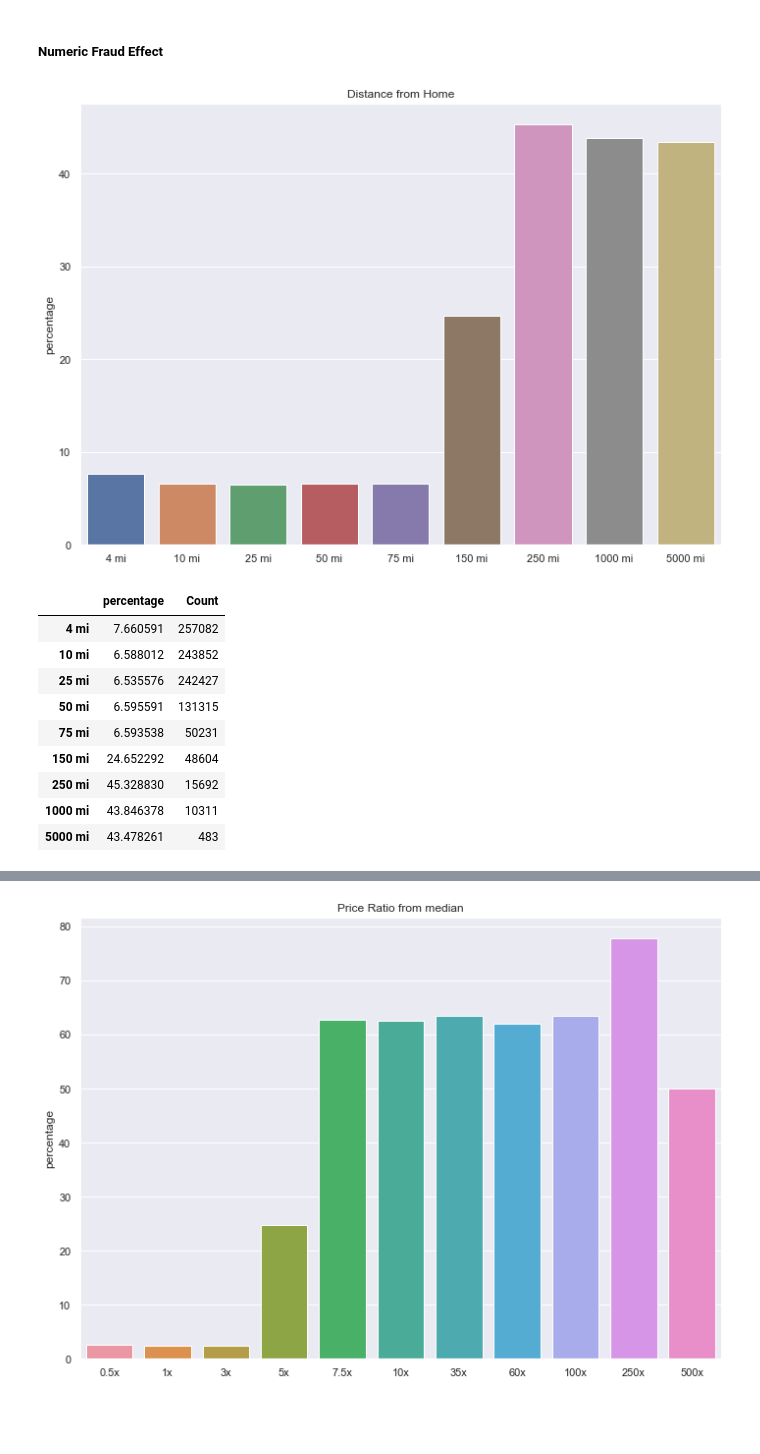
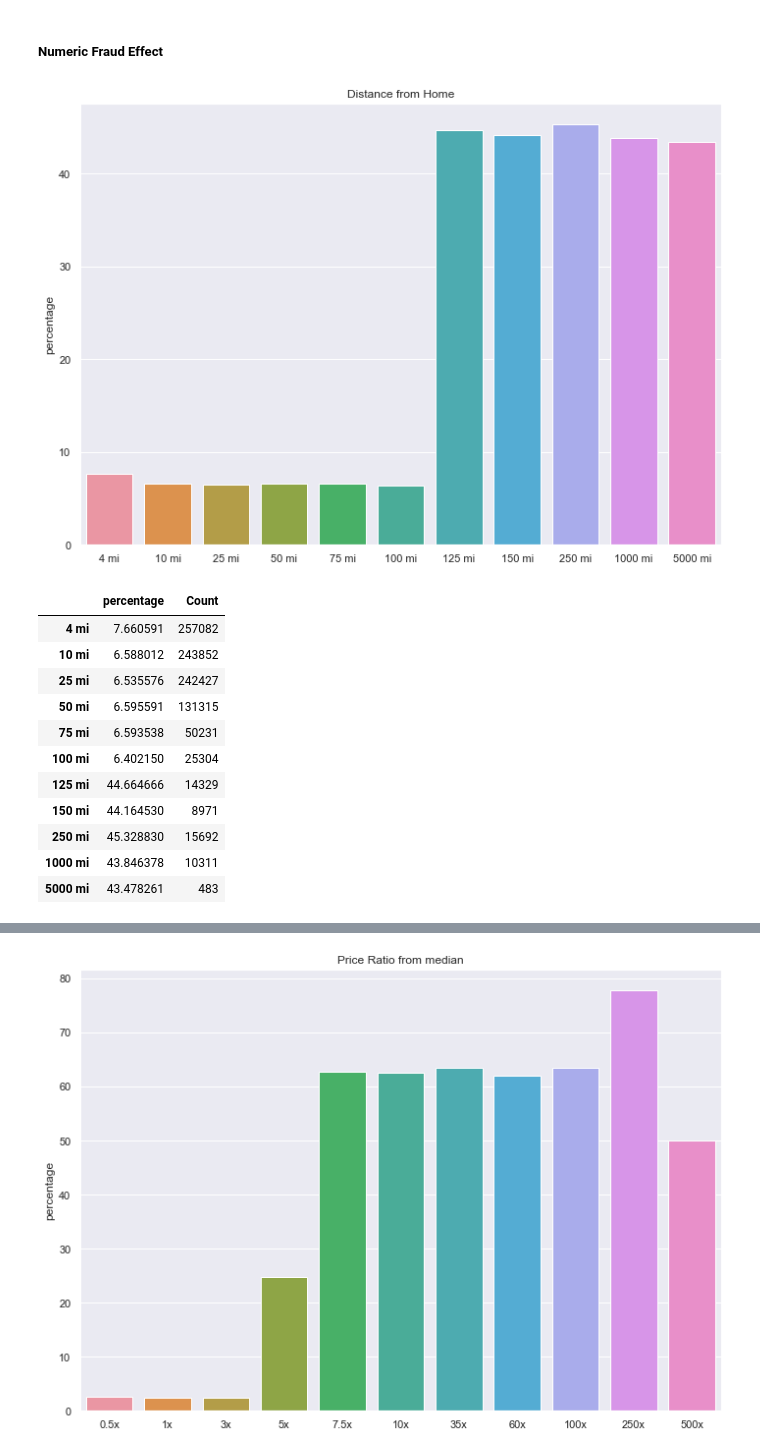
Before and after one commit to jesse51002/Fraud-u-not, a Jupyter notebook: FraudModel.ipynb, the cells around one changed output, grey strips where cells are left out. Cells and saved outputs as stored; diff of their text form; code cells hidden in the pictures; blank space fills up the shorter version.

```diff
--- a/FraudModel.ipynb
+++ b/FraudModel.ipynb
@@ -91,39 +91,41 @@ catergoryFraudData
 # %% [markdown]
 ##### Numeric Fraud Effect
 # %%
-distanceRanges = [4, 10, 25, 50, 75, 150,250,1000, 5000]
+distanceRanges = [4, 10, 25, 50, 75, 100, 125, 150,250,1000, 5000]
 
 distanceHomeFraudData = pd.DataFrame(index=[str(x) + " mi" for x in distanceRanges])
 
 mean = []
 count = []
 
 for i in range(len(distanceRanges)):
     c = distanceRanges[i]
     cb = distanceRanges[i - 1] if i > 0 else 0
     fraudRangeData = fraudData.loc[(fraudData['distance_from_home'] <= c) &
                                    (fraudData['distance_from_home'] >= cb), 'fraud']
     fraudMean = fraudRangeData.mean()
     mean.append(fraudMean * 100)
     count.append(fraudRangeData.shape[0])
 
 distanceHomeFraudData['percentage'] = mean
 distanceHomeFraudData['Count'] = count
 
 sns.set(rc={'figure.figsize':(11.7,8.27)})
 sns.barplot(x=distanceHomeFraudData.index, y=distanceHomeFraudData['percentage']).set(title='Distance from Home')
 plt.show()
 
 distanceHomeFraudData
 # %% [output]
-[figure, old version]
+[figure, new version]
 |  | percentage | Count |
 | 4 mi | 7.660591 | 257082 |
 | 10 mi | 6.588012 | 243852 |
 | 25 mi | 6.535576 | 242427 |
 | 50 mi | 6.595591 | 131315 |
 | 75 mi | 6.593538 | 50231 |
-| 150 mi | 24.652292 | 48604 |
+| 100 mi | 6.402150 | 25304 |
+| 125 mi | 44.664666 | 14329 |
+| 150 mi | 44.164530 | 8971 |
 | 250 mi | 45.328830 | 15692 |
 | 1000 mi | 43.846378 | 10311 |
 | 5000 mi | 43.478261 | 483 |
```
Also changed, not shown: parts of 1 cell of this notebook.
